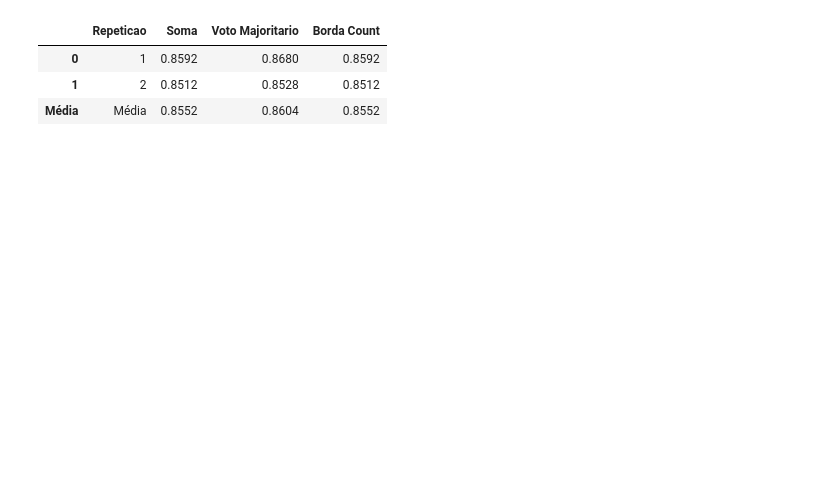
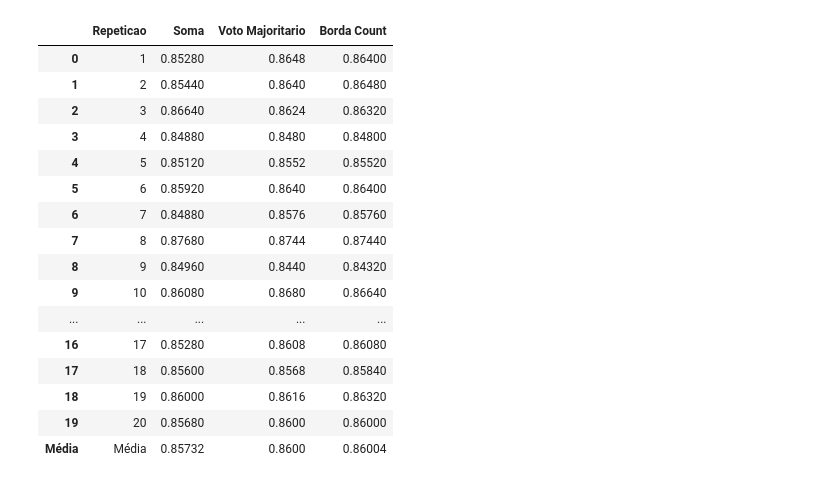
Before and after one commit to brunomaion/TrabAM, a Jupyter notebook: trabalho1.ipynb, the cells around one changed output. Drawn from its saved outputs; the diff is of its cells as text; code cells hidden in the pictures; blank space fills up the shorter version.

```diff
--- a/trabalho1.ipynb
+++ b/trabalho1.ipynb
@@ -581,36 +595,50 @@ dfAcuracia.to_latex("latexAcuracia", encoding = "latin")
 # %%
 loop = len(accSomaVetor)  # Obtenha o tamanho da lista
 
 # Crie um DataFrame com as informações
 data = {
     'Repeticao': list(range(1, loop + 1)),
     'Soma': accSomaVetor,
     'Voto Majoritario': accVotoVetor,
-    'Borda Count': accSomaVetor
+    'Borda Count': accBordaVetor
 }
 
 dfVotos = pd.DataFrame(data)
 
 medias = {
     'Repeticao': 'Média',
     'Soma': np.mean(accSomaVetor),
     'Voto Majoritario': np.mean(accVotoVetor),
-    'Borda Count': np.mean(accSomaVetor)
+    'Borda Count': np.mean(accBordaVetor)
 }
 
 # Calcule as médias das acurácias e adicione à última linha do DataFrame
 dfMedias = pd.DataFrame(medias, index=['Média'])
 dfVotos = pd.concat([dfVotos, dfMedias])
 
 
 # Imprima o DataFrame
 display(dfVotos)
 dfVotos.to_csv("Votos.csv", sep=';', encoding = "latin-1", index=False)
+dfVotos.to_latex("latexVotos", encoding = "latin", index=False)
 # %% [output]
 |  | Repeticao | Soma | Voto Majoritario | Borda Count |
-| 0 | 1 | 0.8592 | 0.8680 | 0.8592 |
-| 1 | 2 | 0.8512 | 0.8528 | 0.8512 |
-| Média | Média | 0.8552 | 0.8604 | 0.8552 |
+| 0 | 1 | 0.85280 | 0.8648 | 0.86400 |
+| 1 | 2 | 0.85440 | 0.8640 | 0.86480 |
+| 2 | 3 | 0.86640 | 0.8624 | 0.86320 |
+| 3 | 4 | 0.84880 | 0.8480 | 0.84800 |
+| 4 | 5 | 0.85120 | 0.8552 | 0.85520 |
+| 5 | 6 | 0.85920 | 0.8640 | 0.86400 |
+| 6 | 7 | 0.84880 | 0.8576 | 0.85760 |
+| 7 | 8 | 0.87680 | 0.8744 | 0.87440 |
+| 8 | 9 | 0.84960 | 0.8440 | 0.84320 |
+| 9 | 10 | 0.86080 | 0.8680 | 0.86640 |
+| ... | ... | ... | ... | ... |
+| 16 | 17 | 0.85280 | 0.8608 | 0.86080 |
+| 17 | 18 | 0.85600 | 0.8568 | 0.85840 |
+| 18 | 19 | 0.86000 | 0.8616 | 0.86320 |
+| 19 | 20 | 0.85680 | 0.8600 | 0.86000 |
+| Média | Média | 0.85732 | 0.8600 | 0.86004 |
 # %%
 #KRUSKAL E mannwhitneyu
 knn = acuracia_melhor_knn
```
Also changed, not shown: parts of 6 cells of this notebook, 4 other files.
